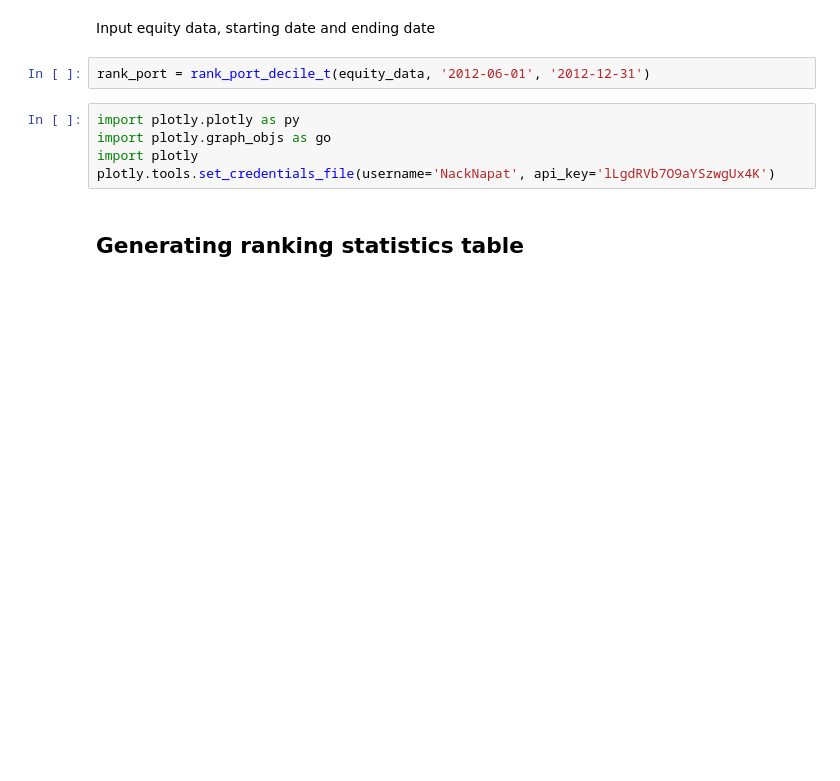
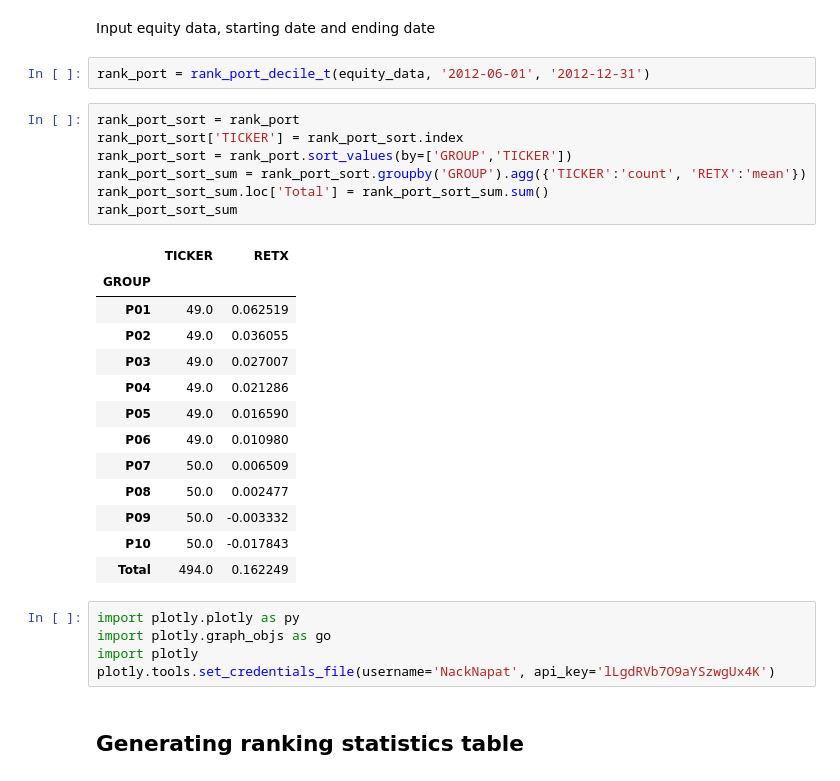
Before and after one commit to ericlegoaec/corp-bond-strategy, a Jupyter notebook: total_momemtum_strategy_01.ipynb, the cells around one changed output. Cells and saved outputs as stored; diff of their text form; blank space fills up the shorter version.

```diff
--- a/total_momemtum_strategy_01.ipynb
+++ b/total_momemtum_strategy_01.ipynb
@@ -55,6 +55,27 @@ equity_data.date = pd.to_datetime(equity_data.date, format = '%Y%m%d')
 Input equity data, starting date and ending date
 # %%
 rank_port = rank_port_decile_t(equity_data, '2012-06-01', '2012-12-31')
+# %%
+rank_port_sort = rank_port
+rank_port_sort['TICKER'] = rank_port_sort.index
+rank_port_sort = rank_port.sort_values(by=['GROUP','TICKER'])
+rank_port_sort_sum = rank_port_sort.groupby('GROUP').agg({'TICKER':'count', 'RETX':'mean'})
+rank_port_sort_sum.loc['Total'] = rank_port_sort_sum.sum()
+rank_port_sort_sum
+# %% [output]
+|  | TICKER | RETX |
+| GROUP |  |  |
+| P01 | 49.0 | 0.062519 |
+| P02 | 49.0 | 0.036055 |
+| P03 | 49.0 | 0.027007 |
+| P04 | 49.0 | 0.021286 |
+| P05 | 49.0 | 0.016590 |
+| P06 | 49.0 | 0.010980 |
+| P07 | 50.0 | 0.006509 |
+| P08 | 50.0 | 0.002477 |
+| P09 | 50.0 | -0.003332 |
+| P10 | 50.0 | -0.017843 |
+| Total | 494.0 | 0.162249 |
 # %%
 import plotly.plotly as py
 import plotly.graph_objs as go
```
Also changed, not shown: parts of 3 cells of this notebook.
